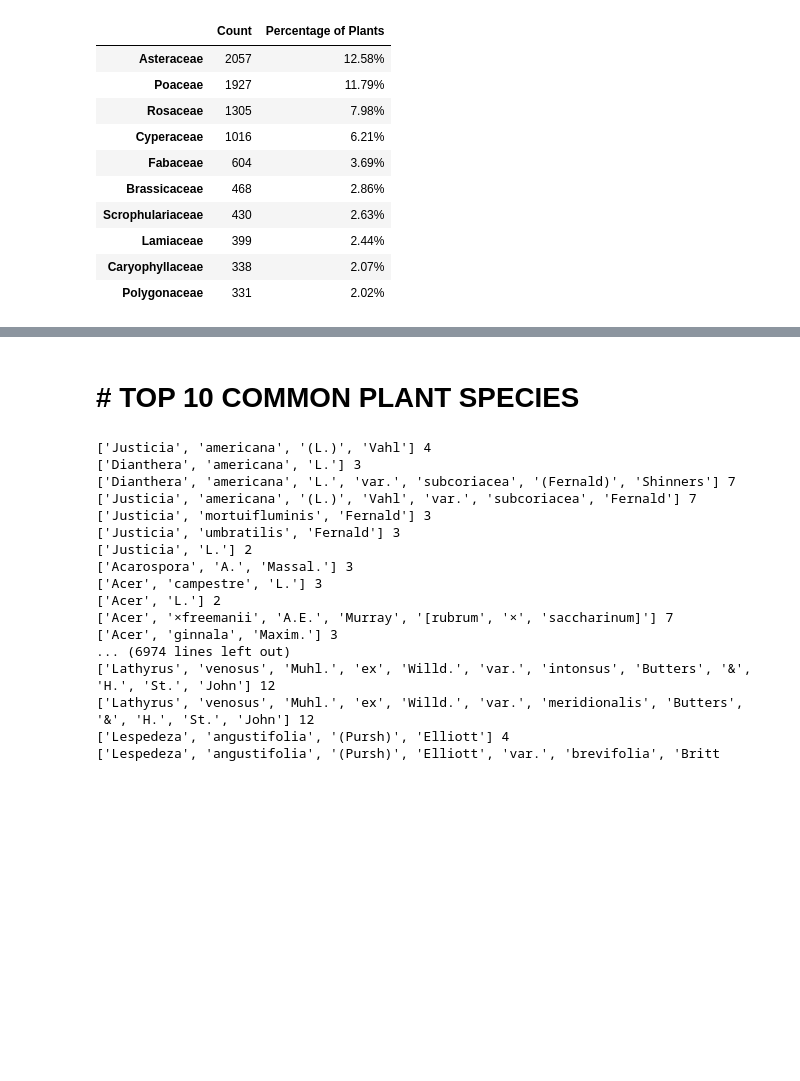
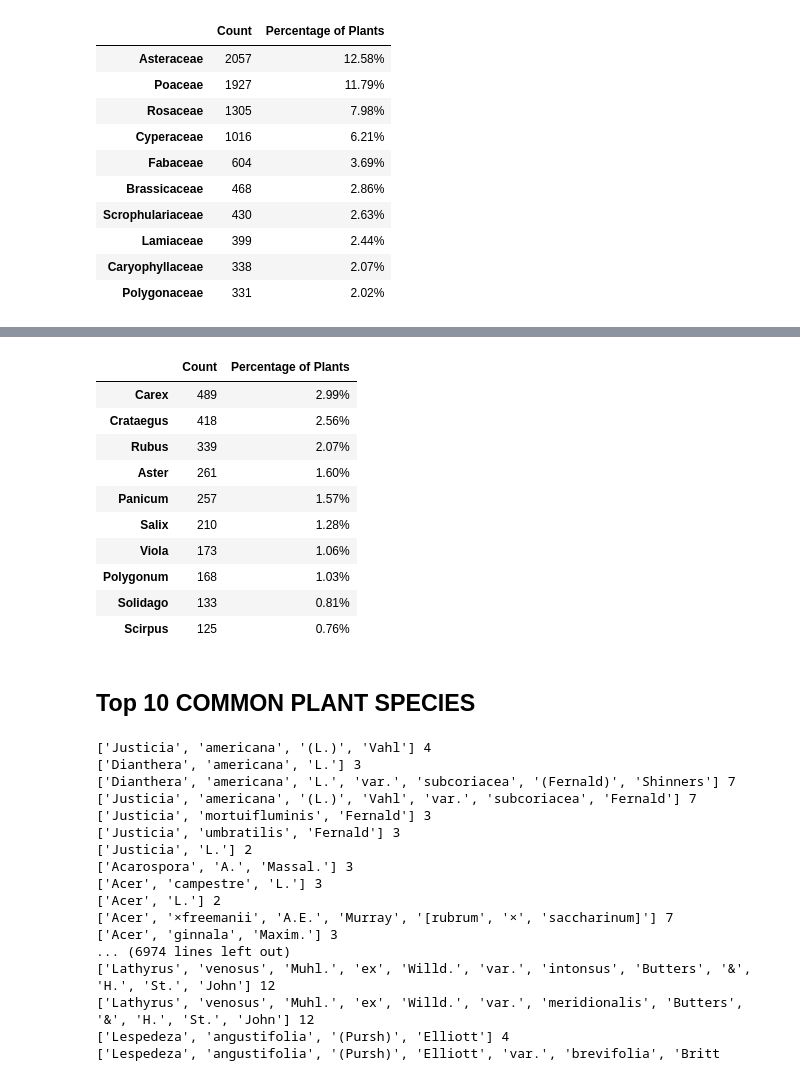
Before and after one commit to RuthLD/State_Plant_Analysis, a Jupyter notebook: State_Analysis_NY.ipynb, the cells around one changed output, grey strips where cells are left out. Saved outputs shown, nothing was run; the diff lists cells and outputs as text; code cells hidden in the pictures; blank space fills up the shorter version.

```diff
--- a/State_Analysis_NY.ipynb
+++ b/State_Analysis_NY.ipynb
@@ -101,0 +94,3 @@ family_df.head(10)
+# %%
+# Get the count of the unique genus
+genus_count = ny_data_df.Genus.value_counts()
@@ -102,5 +111,28 @@ family_df.head(10)
+# %%
+# Get the percent each Family represents from total Plants
+genus_percentage = genus_count/float(plant_count)*100
+# %%
+# Get the Genus information into a new DataFrame.
+genus_df = pd.DataFrame({"Count": genus_count,
+                         "Percentage of Plants": genus_percentage})
+# Format the columns.
+genus_df["Percentage of Plants"] = genus_df["Percentage of Plants"].map("{:,.2f}%".format)
+
+genus_df.head(10)
+# %% [output]
+|  | Count | Percentage of Plants |
+| Carex | 489 | 2.99% |
+| Crataegus | 418 | 2.56% |
+| Rubus | 339 | 2.07% |
+| Aster | 261 | 1.60% |
+| Panicum | 257 | 1.57% |
+| Salix | 210 | 1.28% |
+| Viola | 173 | 1.06% |
+| Polygonum | 168 | 1.03% |
+| Solidago | 133 | 0.81% |
+| Scirpus | 125 | 0.76% |
 # %% [markdown]
-# # TOP 10 COMMON PLANT SPECIES
+## Top 10 COMMON PLANT SPECIES
 # %%
 species_names = ny_data_df["Scientific Name with Author"].tolist()
 for name in species_names:
```
Also changed, not shown: parts of 7 cells of this notebook, 6 other files.
